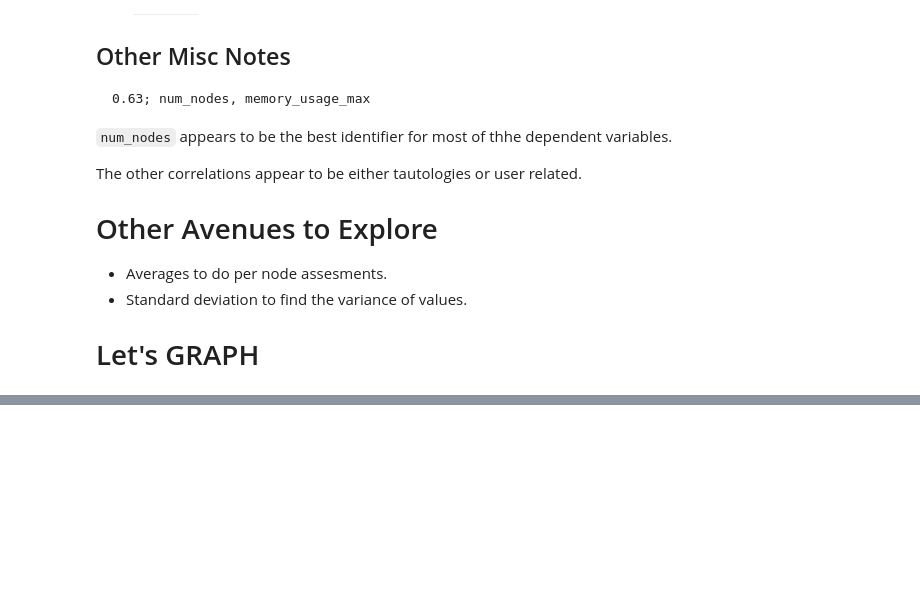
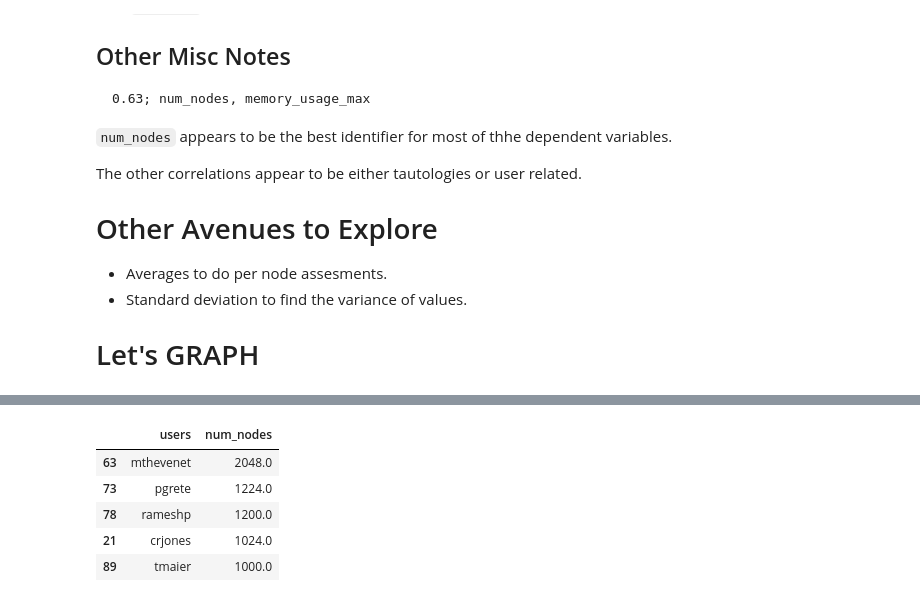
Before and after one commit to mew2057/CAST, a Jupyter notebook: csm_big_data/python3/sandbox.ipynb, the cells around one changed output, grey strips where cells are left out. Cells and saved outputs as stored; diff of their text form; code cells hidden in the pictures; blank space fills up the shorter version.

```diff
--- a/csm_big_data/python3/sandbox.ipynb
+++ b/csm_big_data/python3/sandbox.ipynb
@@ -761,0 +741,13 @@ uCDF
+# %%
+uCS = pdVDF[['users',"num_nodes"]]
+uMDF=uCS.groupby("users").mean().reset_index().sort_values(by="num_nodes", ascending=False)
+uMDF.head()
+
+#pdVDF[['users',"launch_nodes","num_nodes"]].groupby(['users',"launch_nodes"]).mean().sort(by="num_nodes", ascending=False)
+# %% [output]
+|  | users | num_nodes |
+| 63 | mthevenet | 2048.0 |
+| 73 | pgrete | 1224.0 |
+| 78 | rameshp | 1200.0 |
+| 21 | crjones | 1024.0 |
+| 89 | tmaier | 1000.0 |
```
Also changed, not shown: parts of 14 cells of this notebook.
